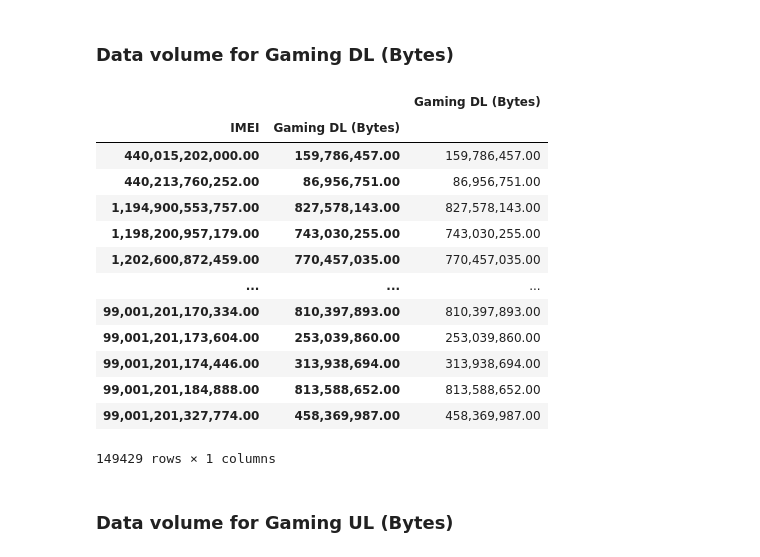
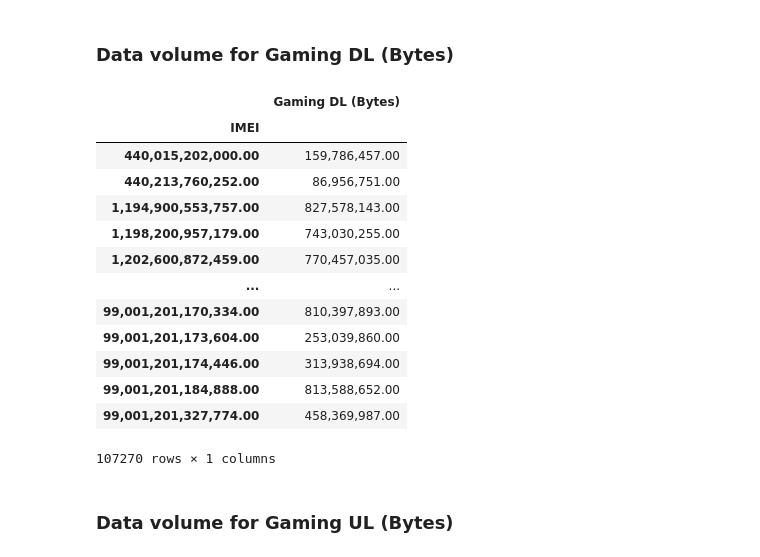
Before and after one commit to YasabnehT/Telecom_Data_Analysis, a Jupyter notebook: notebooks/UserOverviewAnalysis.ipynb, the cells around one changed output. Drawn from its saved outputs; the diff is of its cells as text; code cells hidden in the pictures.

```diff
--- a/notebooks/UserOverviewAnalysis.ipynb
+++ b/notebooks/UserOverviewAnalysis.ipynb
@@ -669,23 +691,25 @@ Length: 149429, dtype: int64
 # %% [markdown]
 ### Data volume for Gaming DL (Bytes)
 # %%
-db_user_DL_Gaming = db.groupby(["IMEI","Gaming DL (Bytes)"]).agg({'Gaming DL (Bytes)':'sum'})#.size()
+# db_user_DL_Gaming = db.groupby(["IMEI","Gaming DL (Bytes)"]).agg({'Gaming DL (Bytes)':'sum'})#.size()
+db_user_DL_Gaming = db.groupby(["IMEI"]).agg({'Gaming DL (Bytes)':'sum'})#.size()
+
 db_user_DL_Gaming
 # %% [output]
-|  |  | Gaming DL (Bytes) |
-| IMEI | Gaming DL (Bytes) |  |
-| 440,015,202,000.00 | 159,786,457.00 | 159,786,457.00 |
-| 440,213,760,252.00 | 86,956,751.00 | 86,956,751.00 |
-| 1,194,900,553,757.00 | 827,578,143.00 | 827,578,143.00 |
-| 1,198,200,957,179.00 | 743,030,255.00 | 743,030,255.00 |
-| 1,202,600,872,459.00 | 770,457,035.00 | 770,457,035.00 |
-| ... | ... | ... |
-| 99,001,201,170,334.00 | 810,397,893.00 | 810,397,893.00 |
-| 99,001,201,173,604.00 | 253,039,860.00 | 253,039,860.00 |
-| 99,001,201,174,446.00 | 313,938,694.00 | 313,938,694.00 |
-| 99,001,201,184,888.00 | 813,588,652.00 | 813,588,652.00 |
-| 99,001,201,327,774.00 | 458,369,987.00 | 458,369,987.00 |
+|  | Gaming DL (Bytes) |
+| IMEI |  |
+| 440,015,202,000.00 | 159,786,457.00 |
+| 440,213,760,252.00 | 86,956,751.00 |
+| 1,194,900,553,757.00 | 827,578,143.00 |
+| 1,198,200,957,179.00 | 743,030,255.00 |
+| 1,202,600,872,459.00 | 770,457,035.00 |
+| ... | ... |
+| 99,001,201,170,334.00 | 810,397,893.00 |
+| 99,001,201,173,604.00 | 253,039,860.00 |
+| 99,001,201,174,446.00 | 313,938,694.00 |
+| 99,001,201,184,888.00 | 813,588,652.00 |
+| 99,001,201,327,774.00 | 458,369,987.00 |
-149429 rows × 1 columns
+107270 rows × 1 columns
 # %% [markdown]
 ### Data volume for Gaming UL (Bytes)
 # %%
```
Also changed, not shown: parts of 59 cells of this notebook, 1 other file.
